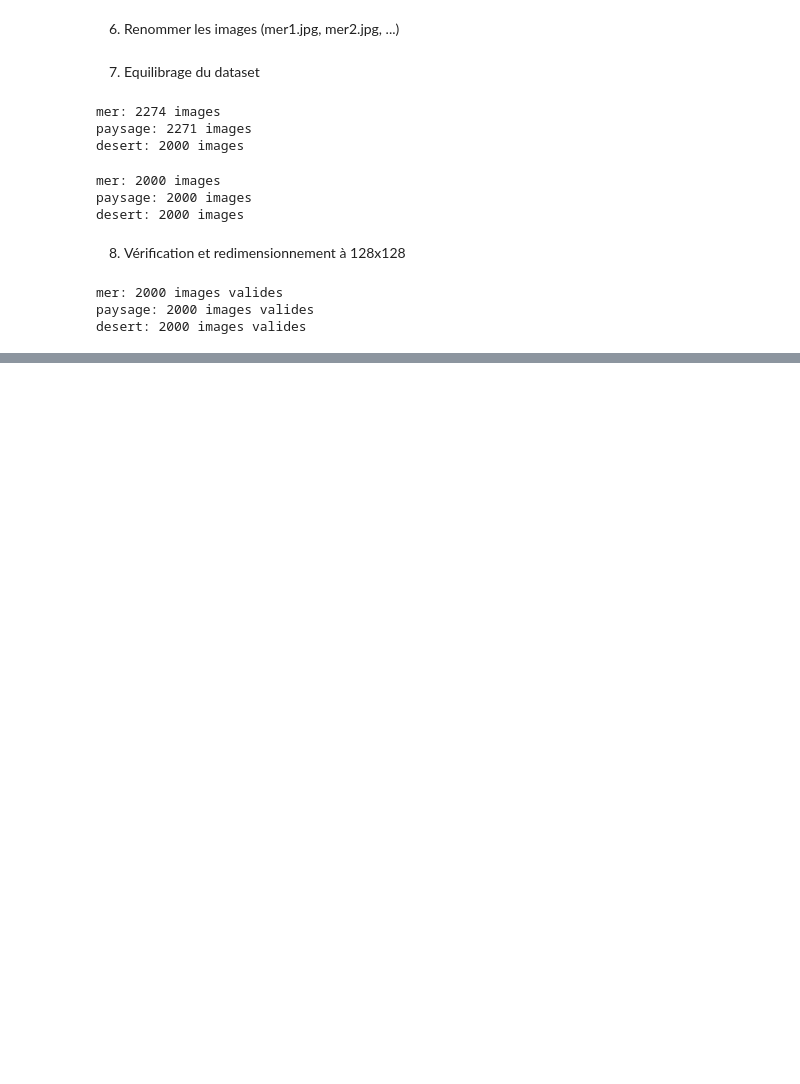
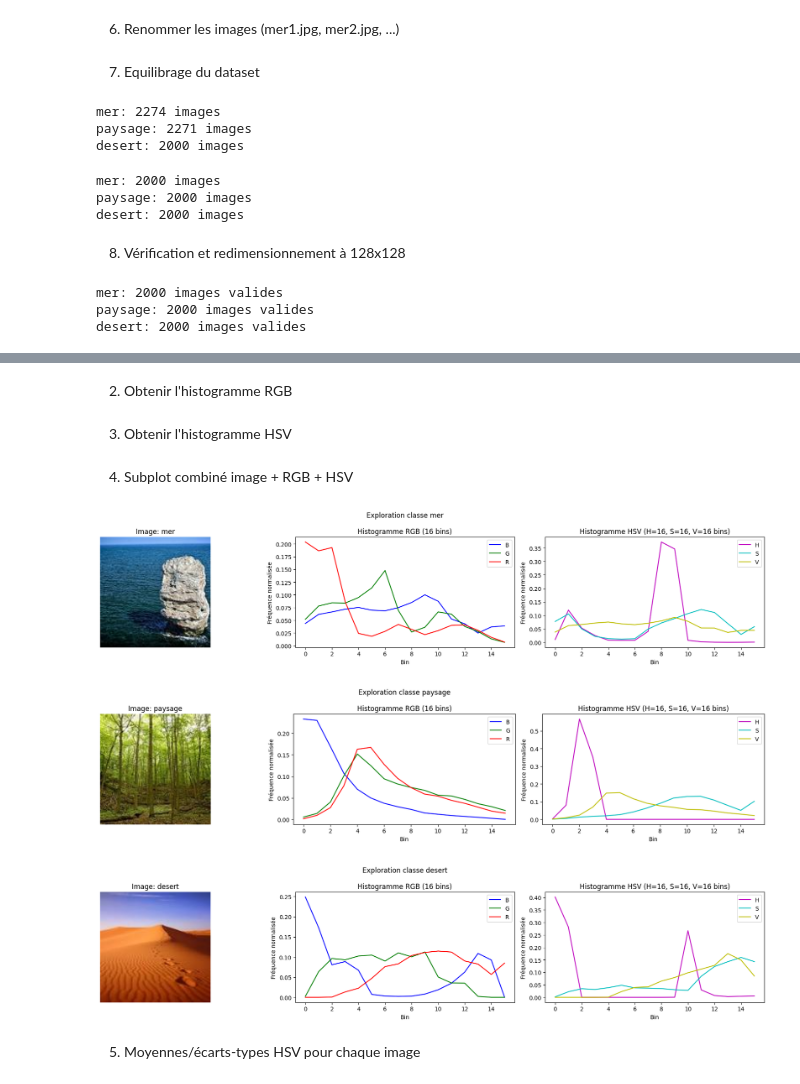
Before and after one commit to ZaaliMohamed123/svm-nature-scene-classifier, a Jupyter notebook: notebooks/classification_svm.ipynb, the cells around one changed output, grey strips where cells are left out. Cells and saved outputs as stored; diff of their text form; code cells hidden in the pictures; blank space fills up the shorter version.

Commit message:
data Exploration & visualisation

```diff
--- a/notebooks/classification_svm.ipynb
+++ b/notebooks/classification_svm.ipynb
@@ -179,0 +194,66 @@ desert: 2000 images valides
+# %% [markdown]
+2. Obtenir l'histogramme RGB
+# %%
+def get_rgb_histograms(img_bgr):
+    hist_list = []
+    for i in range(3):  # BGR channels
+        hist = cv2.calcHist([img_bgr], [i], None, [16], [0,256])
+        hist = hist.ravel() / hist.sum()  # Normalisation (somme=1)
+        hist_list.append(hist)
+    return hist_list
+# %% [markdown]
+3. Obtenir l'histogramme HSV
+# %%
+def get_hsv_histograms(img_bgr):
+    img_hsv = cv2.cvtColor(img_bgr, cv2.COLOR_BGR2HSV)
+    bins = [16, 16, 16]
+    ranges = [(0,180), (0,256), (0,256)]
+    hsv_hist = []
+    for i, b, rng in zip(range(3), bins, ranges):
+        hist = cv2.calcHist([img_hsv], [i], None, [b], [rng[0], rng[1]])
+        hist = hist.ravel() / hist.sum()
+        hsv_hist.append(hist)
+    return hsv_hist, img_hsv
+# %% [markdown]
+4. Subplot combiné image + RGB + HSV
+# %%
+for cls in classes:
+    img_path = os.path.join(data_dir, cls, sample_images[cls])
+    img_bgr = cv2.imread(img_path)
+    img_rgb = cv2.cvtColor(img_bgr, cv2.COLOR_BGR2RGB)
+
+    rgb_hist = get_rgb_histograms(img_bgr)
+    hsv_hist, img_hsv = get_hsv_histograms(img_bgr)
+
+    fig, axs = plt.subplots(1, 3, figsize=(18, 4))
+    axs[0].imshow(img_rgb)
+    axs[0].set_title(f'Image: {cls}')
+    axs[0].axis('off')
+
+    # RGB
+    for i, c in enumerate(['b', 'g', 'r']):
+        axs[1].plot(np.arange(16), rgb_hist[i], color=c, label=c.upper())
+    axs[1].set_title('Histogramme RGB (16 bins)')
+    axs[1].set_xlabel('Bin')
+    axs[1].set_ylabel('Fréquence normalisée')
+    axs[1].legend()
+
+    # HSV
+    hsv_bin_sizes = [16, 16, 16]
+    hsv_labels = ['H', 'S', 'V']
+    hsv_colors = ['m', 'c', 'y']
+    for i in range(3):
+        axs[2].plot(np.arange(hsv_bin_sizes[i]), hsv_hist[i], color=hsv_colors[i], label=hsv_labels[i])
+    axs[2].set_title('Histogramme HSV (H=16, S=16, V=16 bins)')
+    axs[2].set_xlabel('Bin')
+    axs[2].set_ylabel('Fréquence normalisée')
+    axs[2].legend()
+    plt.suptitle(f'Exploration classe {cls}')
+    plt.tight_layout()
+    plt.show()
+# %% [output]
+[figure, added]
+[figure, added]
+[figure, added]
+# %% [markdown]
+5. Moyennes/écarts-types HSV pour chaque image
```
Also changed, not shown: parts of 5 cells of this notebook.
